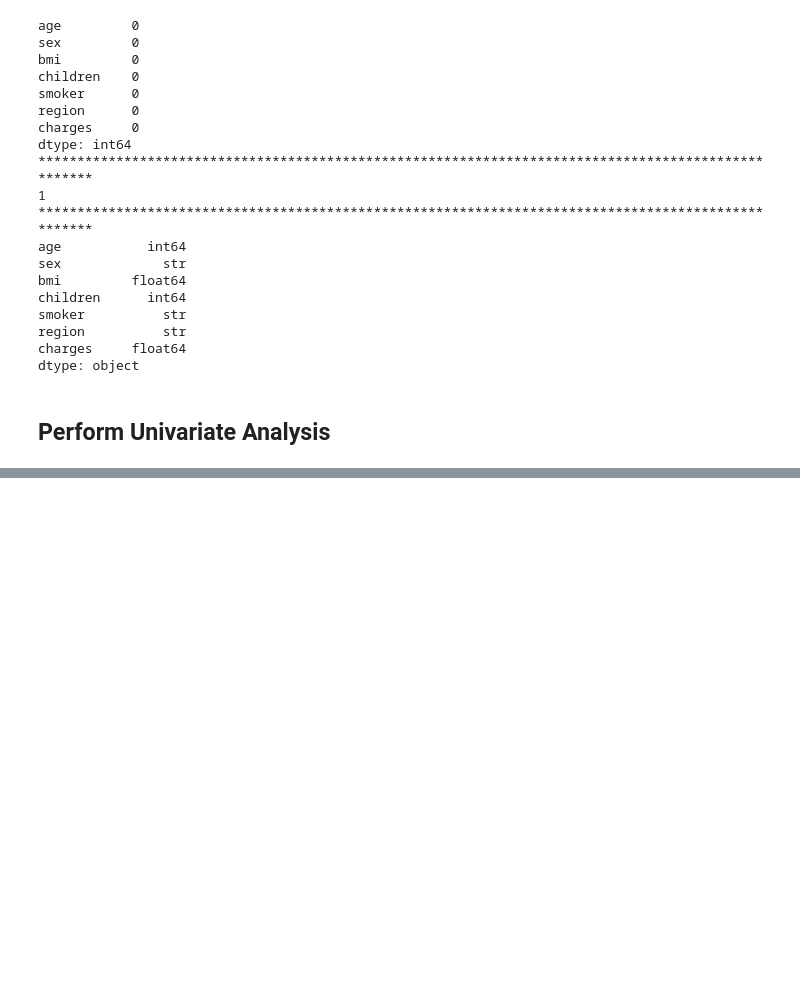
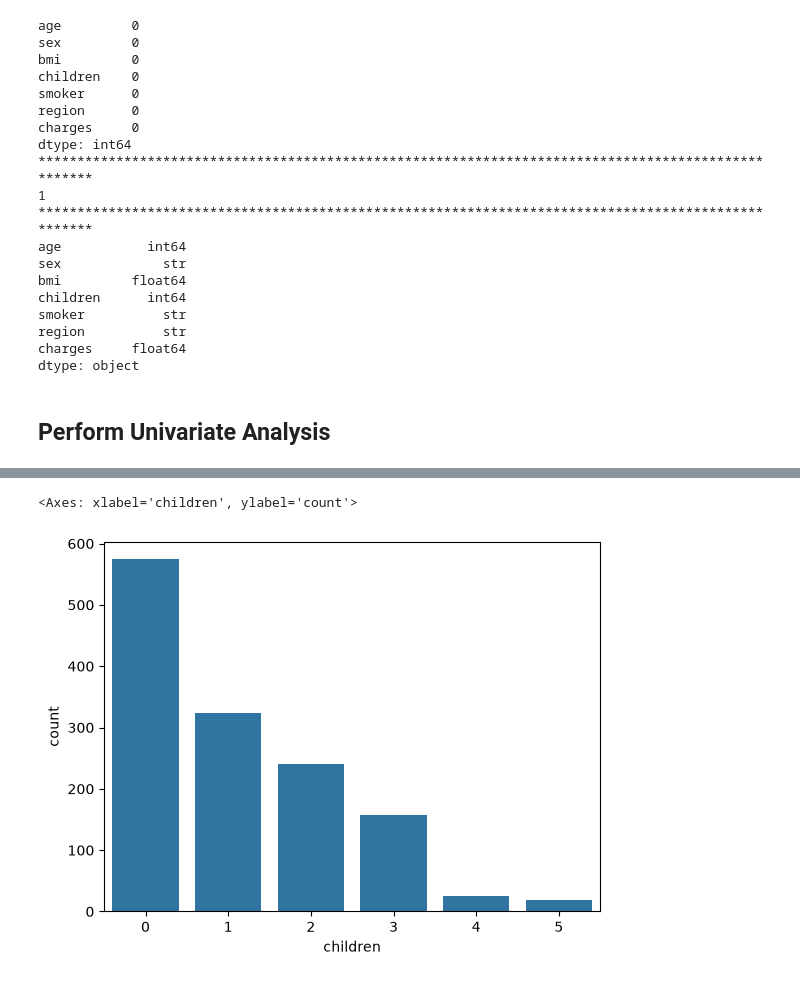
Before and after one commit to Krish123-lang/Learn-Machine-Learning-And-Artificial-Intelligence, a Jupyter notebook: Learning/day3Project.ipynb, the cells around one changed output, grey strips where cells are left out. Drawn from its saved outputs; the diff is of its cells as text; code cells hidden in the pictures; blank space fills up the shorter version.

```diff
--- a/Learning/day3Project.ipynb
+++ b/Learning/day3Project.ipynb
@@ -110,0 +126,5 @@ dtype: object
+# %%
+sns.countplot(x=df["children"])
+# %% [output]
+<Axes: xlabel='children', ylabel='count'>
+[figure, added]
```
Also changed, not shown: parts of 3 cells of this notebook.
